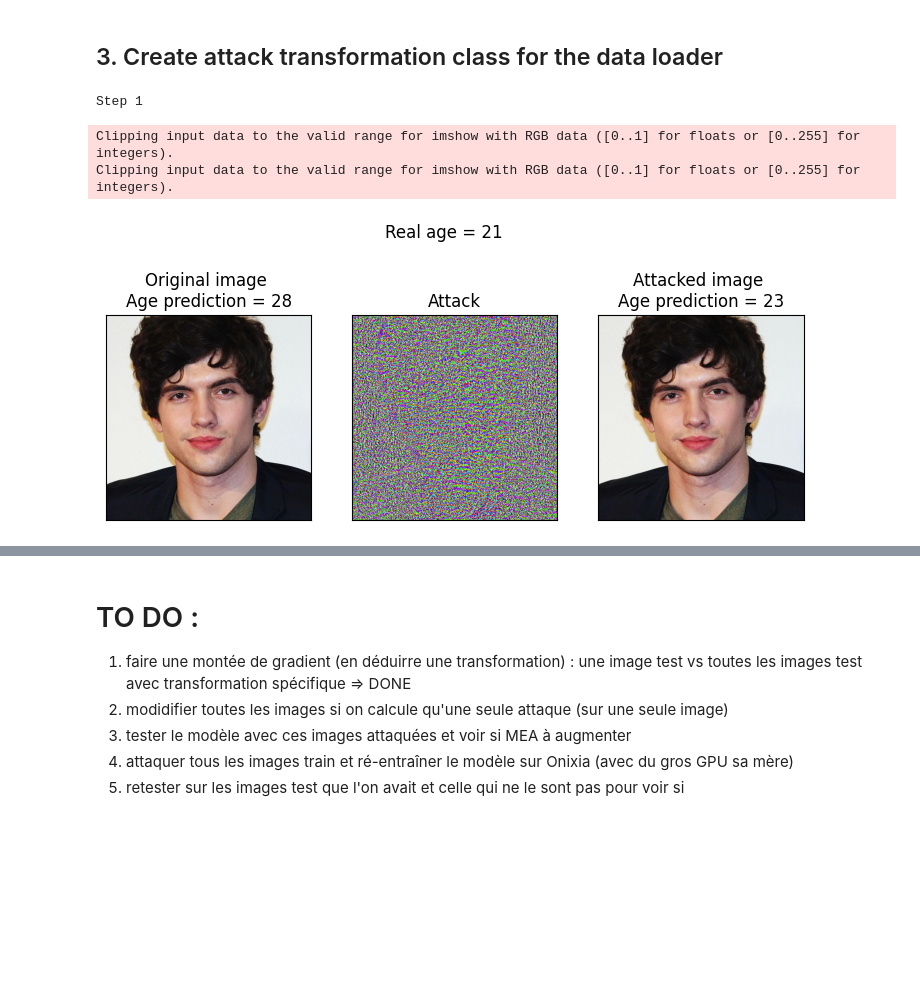
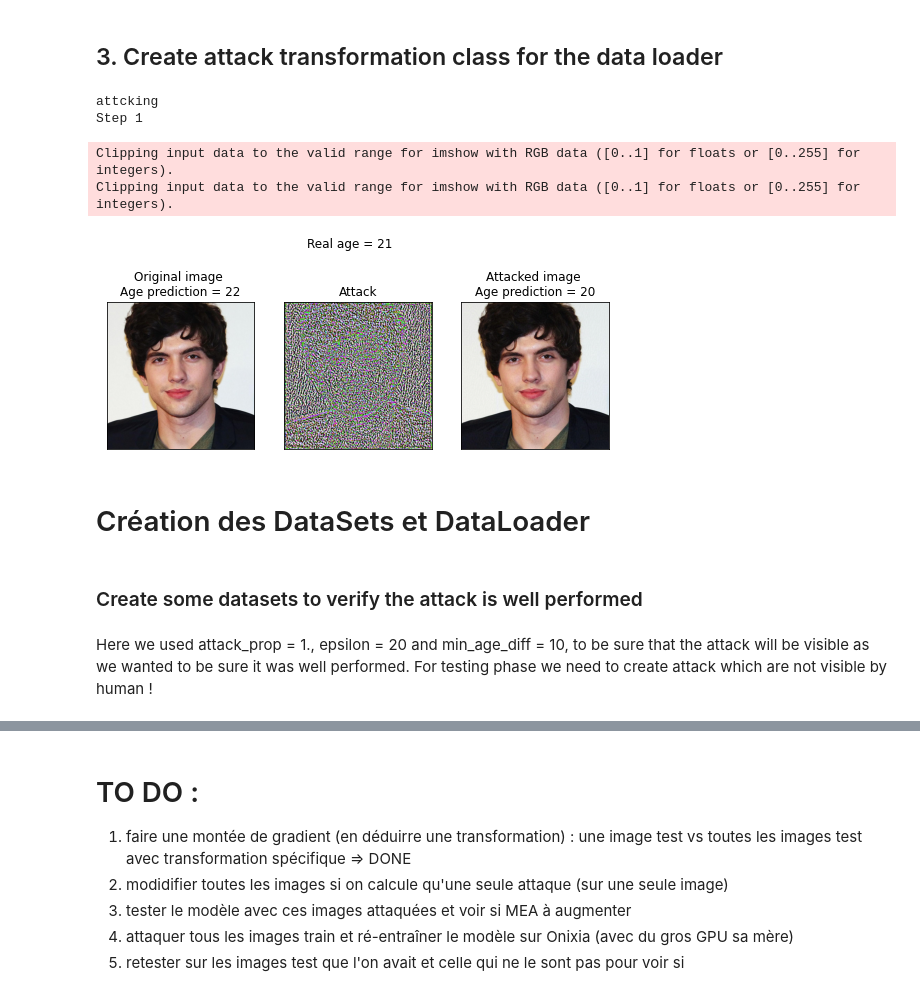
Before and after one commit to MaximeRCD/Project-age-estimation-pytorch, a Jupyter notebook: notebook_test_YN.ipynb, the cells around one changed output, grey strips where cells are left out. Cells and saved outputs as stored; diff of their text form; code cells hidden in the pictures; blank space fills up the shorter version.

```diff
--- a/notebook_test_YN.ipynb
+++ b/notebook_test_YN.ipynb
@@ -234,7 +241,7 @@ class ImageAttacked():
             axes[0].set_xticks([])
             axes[0].set_yticks([])
             # Display attack
-            axes[1].imshow(((self.attack)*255).squeeze().permute(1,2,0).detach().numpy(), cmap= 'grey')
+            axes[1].imshow(((self.attack)*255).squeeze().permute(1,2,0).detach().numpy(), cmap= 'gray')
             axes[1].set_title("Attack")
             axes[1].set_xticks([])
             axes[1].set_yticks([])
@@ -249,7 +256,7 @@ class ImageAttacked():
 
         return attacked_img_tensor
 # %%
-attack = ImageAttacked(model = model, epsilon = 0.1)
+attack = ImageAttacked(model = model, epsilon = 200)
 # Compute the attack on a image and apply the attack on the same image
 image_attacked = attack.apply_attack_to_image("test", "005616.jpg_face.jpg", show=True)
 # %% [output]
@@ -292,7 +299,8 @@ class WhiteBoxTransformation():
                 - real_age (integer) : the real age of the person (from 0 to 101)
                 - show (bool) : displays the original image, the attack and the attacked image if set to True
         """
-
+        print("attcking")
+        self.model.eval()
         # Get the prediction of the model on the original image
         original_prediction = self.model(image_tensor).argmax()
 
@@ -307,6 +315,7 @@ class WhiteBoxTransformation():
         # the original age prediction becomes greater then self.min_age_diff
 
         step = 1
+        max_step = 10
         while True :
 
             # Display the step during computaion
@@ -340,7 +349,7 @@ class WhiteBoxTransformation():
             attacked_img_tensor = attacked_img_tensor.detach().clone()
             attacked_img_tensor.requires_grad = True
 
-            if self.min_age_diff <= abs(attacked_prediction - original_prediction):
+            if (self.min_age_diff <= abs(attacked_prediction - original_prediction)) or (step > max_step):
                 break
 
         if show :
@@ -352,7 +361,7 @@ class WhiteBoxTransformation():
             axes[0].set_xticks([])
             axes[0].set_yticks([])
             # Display attack
-            axes[1].imshow(((image_tensor-attacked_img_tensor)*255).squeeze().permute(1,2,0).detach().numpy(), cmap= 'grey')
+            axes[1].imshow(((image_tensor-attacked_img_tensor)*255).squeeze().permute(1,2,0).detach().numpy(), cmap= 'gray')
             axes[1].set_title("Attack")
             axes[1].set_xticks([])
             axes[1].set_yticks([])
@@ -367,10 +376,13 @@ class WhiteBoxTransformation():
 
         return attacked_img_tensor
 # %%
-whithe_box_transformation = WhiteBoxTransformation(model = model, epsilon= 0.1, min_age_diff = 0)
-attacked_image = whithe_box_transformation.compute_apply_white_box_attack(image_test_tensor, real_age=21, show = True)
+white_box_transformation = WhiteBoxTransformation(model = model, epsilon= 2, min_age_diff = 0)
+attacked_image = white_box_transformation.compute_apply_white_box_attack(image_test_tensor, real_age=21, show = True)
 # %% [output]
+attcking
 Step 1
 Clipping input data to the valid range for imshow with RGB data ([0..1] for floats or [0..255] for integers).
 Clipping input data to the valid range for imshow with RGB data ([0..1] for floats or [0..255] for integers).
-[figure, old version]
+[figure, new version]
+# %% [markdown]
+# Création des DataSets et DataLoader
@@ -376,0 +600,4 @@ Clipping input data to the valid range for imshow with RGB data ([0..1] for floa
+# %% [markdown]
+### Create some datasets to verify the attack is well performed
+# %% [markdown]
+Here we used attack_prop = 1., epsilon = 20 and min_age_diff = 10, to be sure that the attack will be visible as we wanted to be sure it was well performed. For testing phase we need to create attack which are not visible by human !
```
Also changed, not shown: parts of 12 cells of this notebook, 1 other file.
